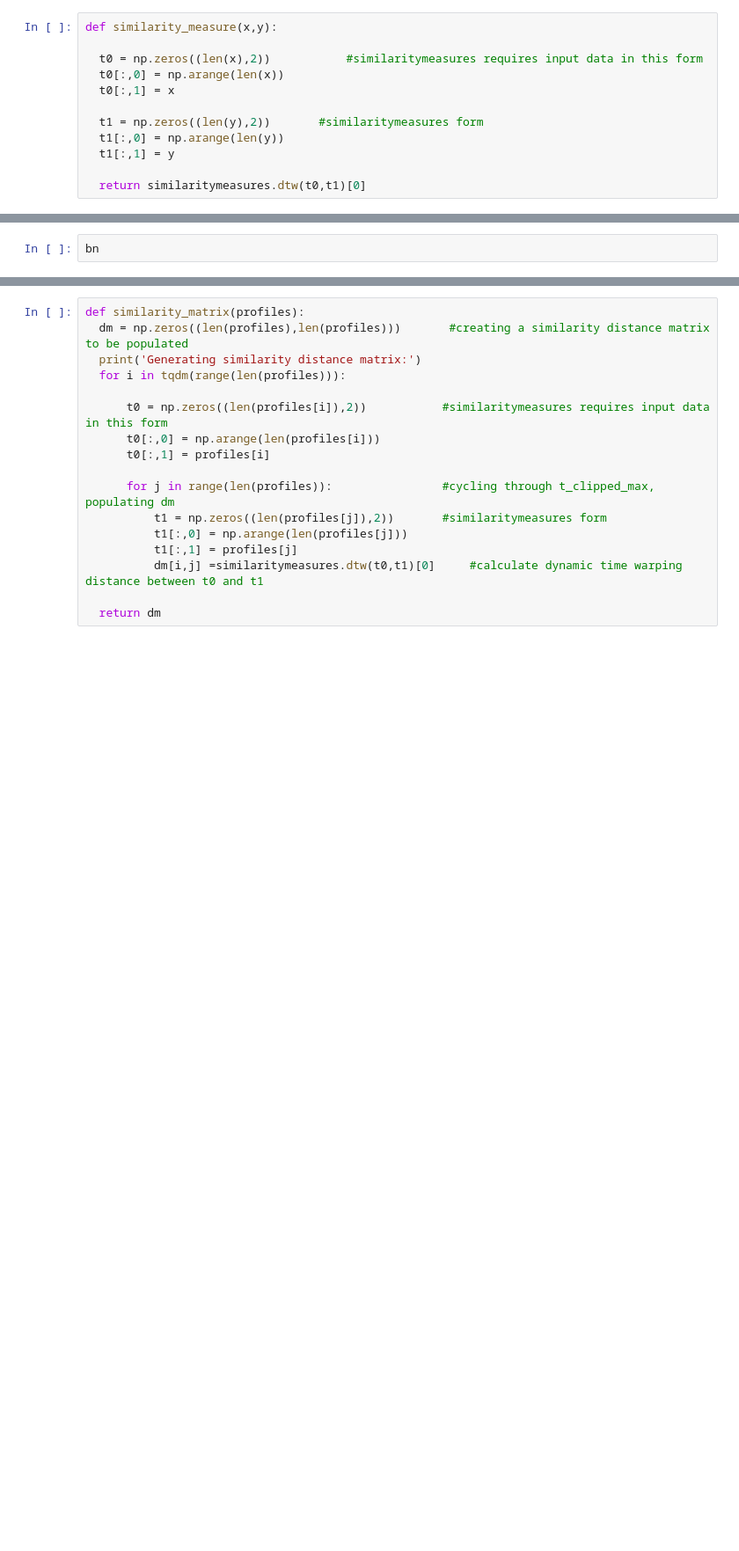
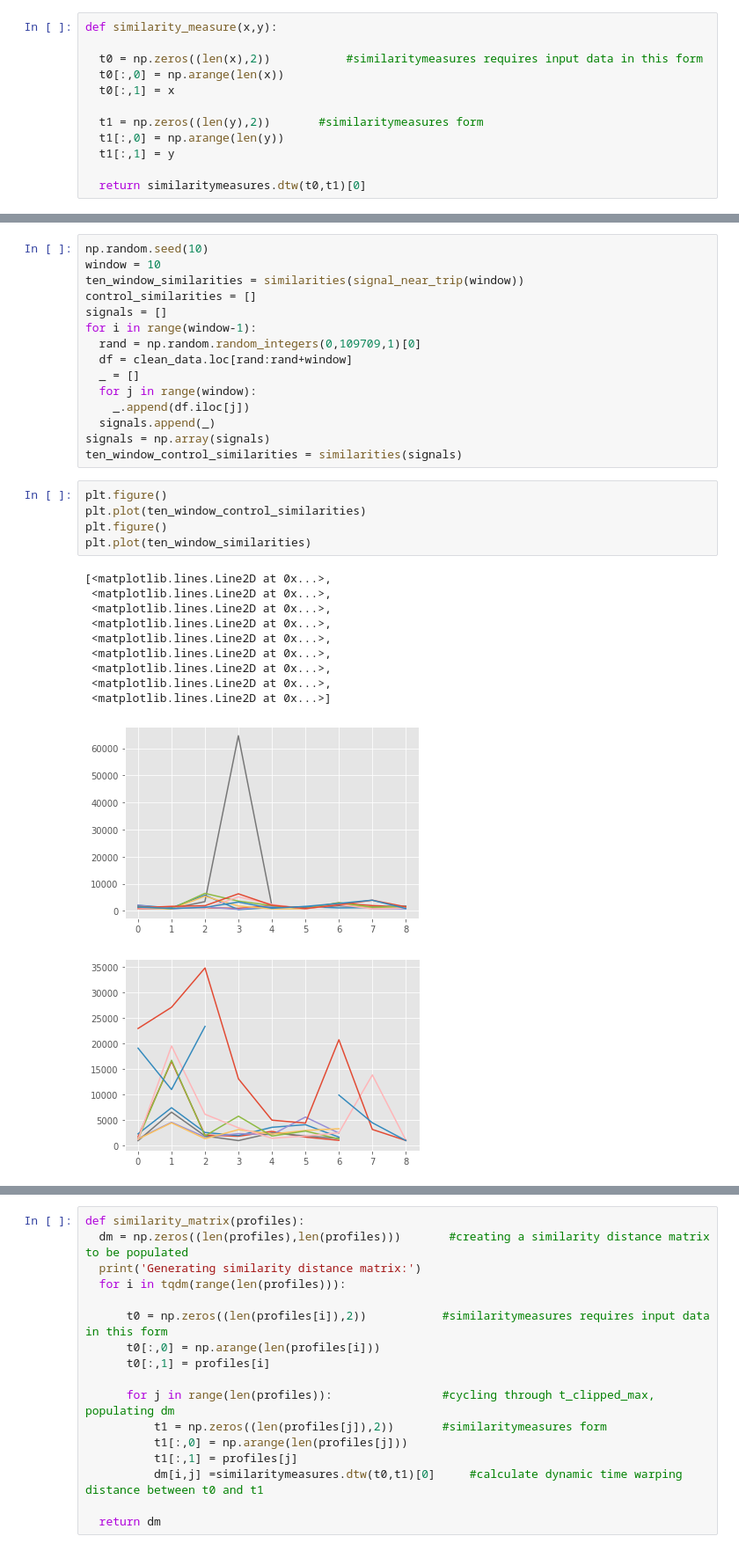
Before and after one commit to Akshat-Tripathi/AIHack20, a Jupyter notebook: Signal_clustering.ipynb, the cells around one changed output, grey strips where cells are left out. Shown at 88% size. Saved outputs shown, nothing was run; the diff lists cells and outputs as text; blank space fills up the shorter version.

```diff
--- a/Signal_clustering.ipynb
+++ b/Signal_clustering.ipynb
@@ -193,2 +197,32 @@ for i in range(len(_)):
-# %%
-bn
+# %%
+np.random.seed(10)
+window = 10
+ten_window_similarities = similarities(signal_near_trip(window))
+control_similarities = []
+signals = []
+for i in range(window-1):
+  rand = np.random.random_integers(0,109709,1)[0]
+  df = clean_data.loc[rand:rand+window]
+  _ = []
+  for j in range(window):
+    _.append(df.iloc[j])
+  signals.append(_)
+signals = np.array(signals)
+ten_window_control_similarities = similarities(signals)
+# %%
+plt.figure()
+plt.plot(ten_window_control_similarities)
+plt.figure()
+plt.plot(ten_window_similarities)
+# %% [output]
+[<matplotlib.lines.Line2D at 0x...>,
+ <matplotlib.lines.Line2D at 0x...>,
+ <matplotlib.lines.Line2D at 0x...>,
+ <matplotlib.lines.Line2D at 0x...>,
+ <matplotlib.lines.Line2D at 0x...>,
+ <matplotlib.lines.Line2D at 0x...>,
+ <matplotlib.lines.Line2D at 0x...>,
+ <matplotlib.lines.Line2D at 0x...>,
+ <matplotlib.lines.Line2D at 0x...>]
+[figure, added]
+[figure, added]
```
Also changed, not shown: parts of 5 cells of this notebook.
